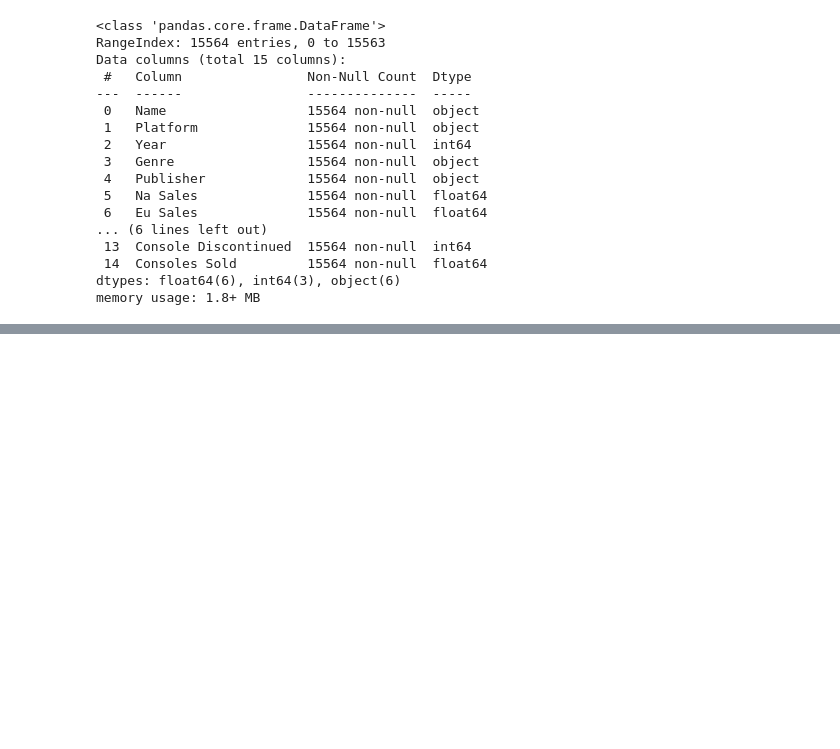
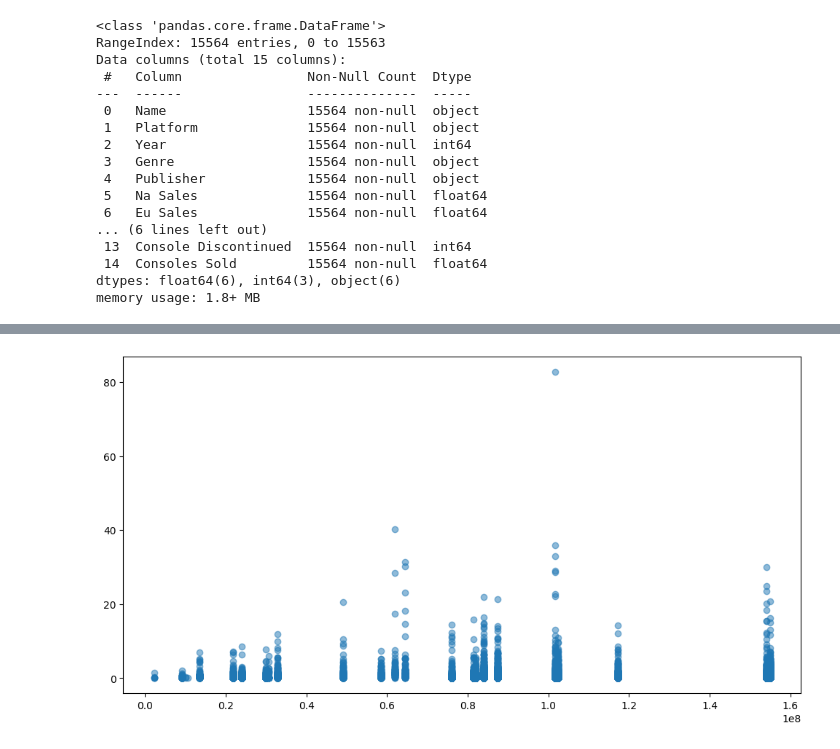
Before and after one commit to V-Pool/vg_sales, a Jupyter notebook: sales.ipynb, the cells around one changed output, grey strips where cells are left out. Drawn from its saved outputs; the diff is of its cells as text; code cells hidden in the pictures; blank space fills up the shorter version.

```diff
--- a/sales.ipynb
+++ b/sales.ipynb
@@ -355,2 +353,8 @@ merged_col_rename.head(5)
+# %%
+plt.figure(figsize =(12, 6))
+plt.scatter(merged_col_rename['Consoles Sold'], merged_col_rename['Global Sales'], alpha = 0.5)
+plt.show()
+# %% [output]
+[figure, added]
 # %%
 merged_col_rename.to_csv('data\\cleaned_combined.csv')
```
Also changed, not shown: parts of 5 cells of this notebook, 1 other file.
